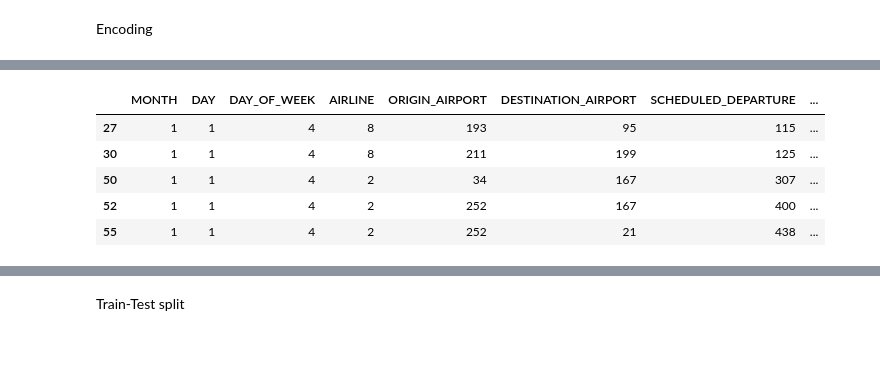
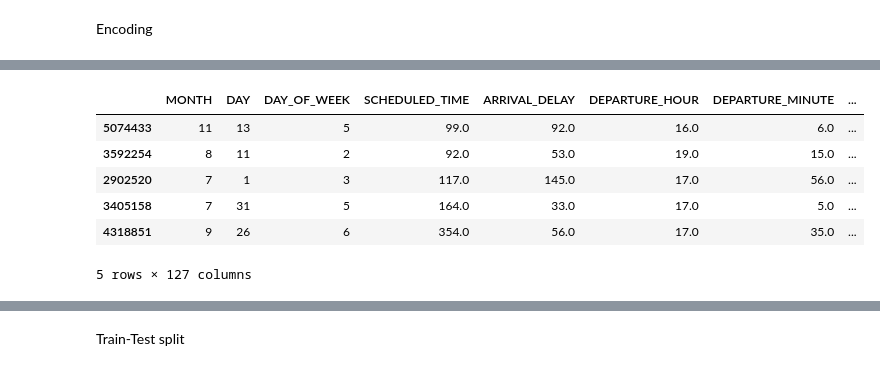
Before and after one commit to Draztrazz/BigDataProject, a Jupyter notebook: Preprocessing_fr.ipynb, the cells around one changed output, grey strips where cells are left out. Cells and saved outputs as stored; diff of their text form; code cells hidden in the pictures.

```diff
--- a/Preprocessing_fr.ipynb
+++ b/Preprocessing_fr.ipynb
@@ -111,9 +167,23 @@ flight_df['ARRIVAL_DELAY'].max()
 # %% [markdown]
 Potential outlier - remove?
+# %%
+from scipy import stats
+
+z_scores = stats.zscore(f_df['ARRIVAL_DELAY'])
+abs_z_scores = abs(z_scores)
+
+# Define a threshold (e.g., 3) for outlier detection
+threshold = 3
+outliers = (abs_z_scores > threshold)
+
+# Remove outliers
+f_df = f_df[~outliers]
 # %% [markdown]
 # Preprocessing
 # %% [markdown]
 According to the FAA a flight is considered delayed it is delayed by 15 minutes or more.
 # %%
-df_fd = flight_df.copy()
-df_fd = df_fd[df_fd.ARRIVAL_DELAY > 15]
+#df_fd = flight_df.copy()
+f_df = f_df[f_df.ARRIVAL_DELAY > 15]
+
+f_df.shape
@@ -125,15 +197,15 @@ We'll clear out some irrelevant columns and retain those we need for our predict
 #df_fd = df_fd[df_fd.DIVERTED != 1]
 
 # Drop all columns that do not add interpretability to the model
-df_fd = df_fd.drop(['YEAR', 'DEPARTURE_DELAY', 'DEPARTURE_TIME', 'TAXI_OUT','WHEELS_OFF', 'ELAPSED_TIME', 'AIR_TIME',
+f_df = f_df.drop(['YEAR', 'DEPARTURE_DELAY', 'DEPARTURE_TIME', 'TAXI_OUT','WHEELS_OFF', 'ELAPSED_TIME', 'AIR_TIME',
                   'WHEELS_ON','TAXI_IN','ARRIVAL_TIME','DIVERTED','CANCELLED', 'CANCELLATION_REASON', 'AIR_SYSTEM_DELAY',
                    'SECURITY_DELAY', 'AIRLINE_DELAY', 'LATE_AIRCRAFT_DELAY', 'WEATHER_DELAY'], axis=1)
 
 # Drop TAIL_NUMBER for now due to value error
-df_fd = df_fd.drop(['TAIL_NUMBER', 'FLIGHT_NUMBER', 'DISTANCE'], axis=1)
+f_df = f_df.drop(['TAIL_NUMBER', 'FLIGHT_NUMBER', 'DISTANCE'], axis=1)
 
 # Fill NaNs - just to make sure
 #df_fd = df_fd.fillna(0)
 
-df_fd.head(30)
+f_df.head(30)
 # %% [output]
@@ -157,9 +229,12 @@ df_fd.head(30)
 # %% [markdown]
 Encoding
 # %%
-columns_to_encode = ['AIRLINE', 'ORIGIN_AIRPORT', 'DESTINATION_AIRPORT']
+f_df = f_df.drop(['ORIGIN_AIRPORT', 'DESTINATION_AIRPORT'], axis=1)
 
-df_fd = pd.get_dummies(df_fd, columns=columns_to_encode,  drop_first=True)
 
-df_fd.head()
+columns_to_encode = ['AIRLINE', 'ORIGIN_STATE', 'DESTINATION_STATE']
+
+f_df = pd.get_dummies(f_df, columns=columns_to_encode,  drop_first=True)
+
+f_df.head()
 # %% [output]
@@ -193,9 +252,10 @@ memory usage: 1.1 MB
 # %%
-df_fd.head()
+f_df.head()
 # %% [output]
-|  | MONTH | DAY | DAY_OF_WEEK | AIRLINE | ORIGIN_AIRPORT | DESTINATION_AIRPORT | SCHEDULED_DEPARTURE | ... |
-| 27 | 1 | 1 | 4 | 8 | 193 | 95 | 115 | ... |
-| 30 | 1 | 1 | 4 | 8 | 211 | 199 | 125 | ... |
-| 50 | 1 | 1 | 4 | 2 | 34 | 167 | 307 | ... |
-| 52 | 1 | 1 | 4 | 2 | 252 | 167 | 400 | ... |
-| 55 | 1 | 1 | 4 | 2 | 252 | 21 | 438 | ... |
+|  | MONTH | DAY | DAY_OF_WEEK | SCHEDULED_TIME | ARRIVAL_DELAY | DEPARTURE_HOUR | DEPARTURE_MINUTE | ... |
+| 5074433 | 11 | 13 | 5 | 99.0 | 92.0 | 16.0 | 6.0 | ... |
+| 3592254 | 8 | 11 | 2 | 92.0 | 53.0 | 19.0 | 15.0 | ... |
+| 2902520 | 7 | 1 | 3 | 117.0 | 145.0 | 17.0 | 56.0 | ... |
+| 3405158 | 7 | 31 | 5 | 164.0 | 33.0 | 17.0 | 5.0 | ... |
+| 4318851 | 9 | 26 | 6 | 354.0 | 56.0 | 17.0 | 35.0 | ... |
+5 rows × 127 columns
```
Also changed, not shown: parts of 44 cells of this notebook.
